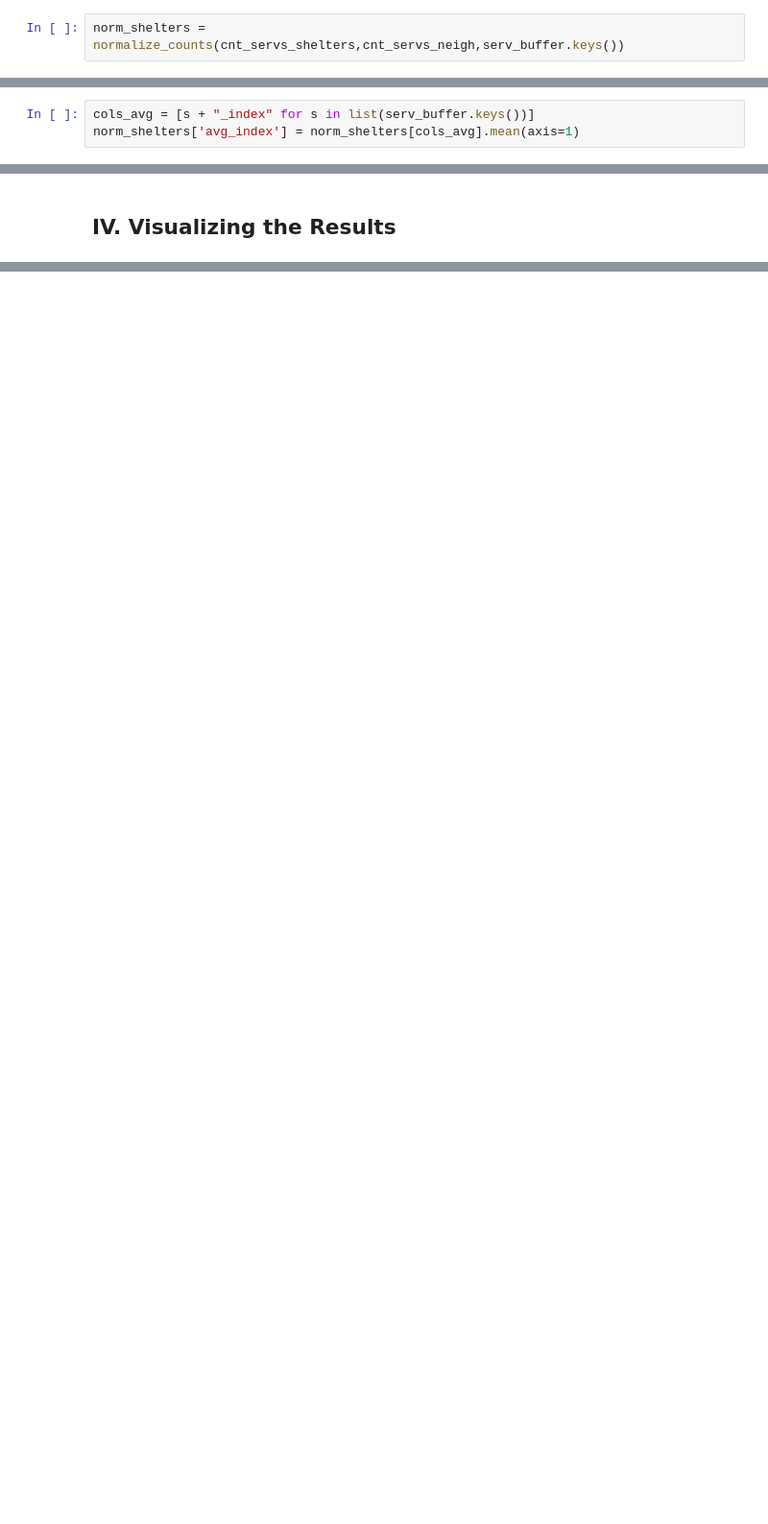
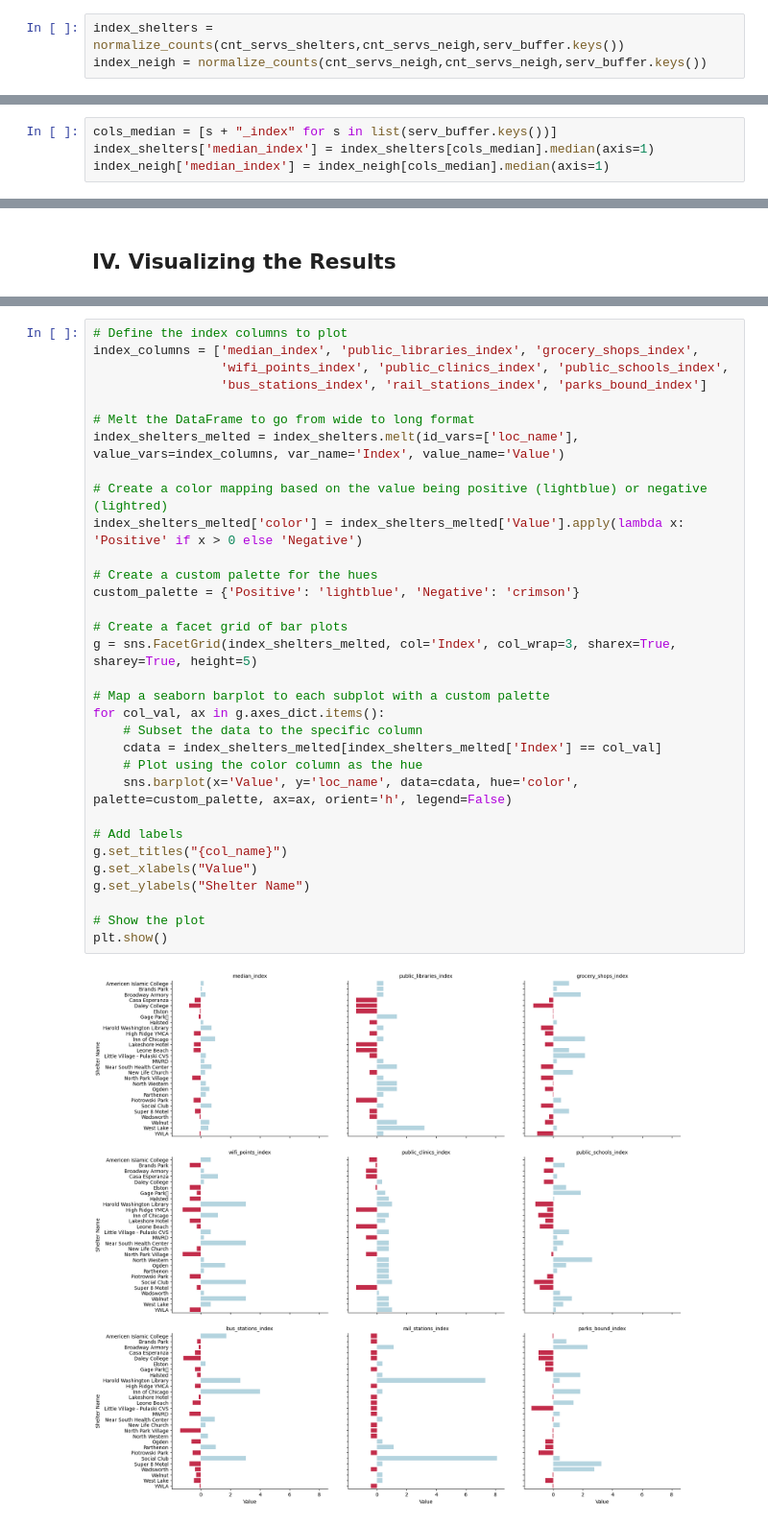
Before and after one commit to ssegovba/migration-chicago, a Jupyter notebook: notebooks/migration_map.ipynb, the cells around one changed output, grey strips where cells are left out. Shown at 96% size. Saved outputs shown, nothing was run; the diff lists cells and outputs as text; blank space fills up the shorter version.

```diff
--- a/notebooks/migration_map.ipynb
+++ b/notebooks/migration_map.ipynb
@@ -231,11 +246,13 @@ def normalize_counts(df_to_normalize, df_distribution, vars_normalize):
 
     return norm_df
 # %%
-norm_shelters = normalize_counts(cnt_servs_shelters,cnt_servs_neigh,serv_buffer.keys())
+index_shelters = normalize_counts(cnt_servs_shelters,cnt_servs_neigh,serv_buffer.keys())
+index_neigh = normalize_counts(cnt_servs_neigh,cnt_servs_neigh,serv_buffer.keys())
 # %% [markdown]
 ### III.c Aggregate Indices
 # %% [markdown]
 Once we have indices for each service, we calculate an aggregated accesibility index. For the sake of simplicity, we'll weight each service as equally important. In other words, the aggregated index will correspond to a simple average across all service categories:
 # %%
-cols_avg = [s + "_index" for s in list(serv_buffer.keys())]
-norm_shelters['avg_index'] = norm_shelters[cols_avg].mean(axis=1)
+cols_median = [s + "_index" for s in list(serv_buffer.keys())]
+index_shelters['median_index'] = index_shelters[cols_median].median(axis=1)
+index_neigh['median_index'] = index_neigh[cols_median].median(axis=1)
@@ -266,0 +265,34 @@ Finally, we’ll use the final aggregated index to rank shelters in terms of the
+# %%
+# Define the index columns to plot
+index_columns = ['median_index', 'public_libraries_index', 'grocery_shops_index',
+                 'wifi_points_index', 'public_clinics_index', 'public_schools_index',
+                 'bus_stations_index', 'rail_stations_index', 'parks_bound_index']
+
+# Melt the DataFrame to go from wide to long format
+index_shelters_melted = index_shelters.melt(id_vars=['loc_name'], value_vars=index_columns, var_name='Index', value_name='Value')
+
+# Create a color mapping based on the value being positive (lightblue) or negative (lightred)
+index_shelters_melted['color'] = index_shelters_melted['Value'].apply(lambda x: 'Positive' if x > 0 else 'Negative')
+
+# Create a custom palette for the hues
+custom_palette = {'Positive': 'lightblue', 'Negative': 'crimson'}
+
+# Create a facet grid of bar plots
+g = sns.FacetGrid(index_shelters_melted, col='Index', col_wrap=3, sharex=True, sharey=True, height=5)
+
+# Map a seaborn barplot to each subplot with a custom palette
+for col_val, ax in g.axes_dict.items():
+    # Subset the data to the specific column
+    cdata = index_shelters_melted[index_shelters_melted['Index'] == col_val]
+    # Plot using the color column as the hue
+    sns.barplot(x='Value', y='loc_name', data=cdata, hue='color', palette=custom_palette, ax=ax, orient='h', legend=False)
+
+# Add labels
+g.set_titles("{col_name}")
+g.set_xlabels("Value")
+g.set_ylabels("Shelter Name")
+
+# Show the plot
+plt.show()
+# %% [output]
+[figure, added]
```
Also changed, not shown: parts of 14 cells of this notebook.
